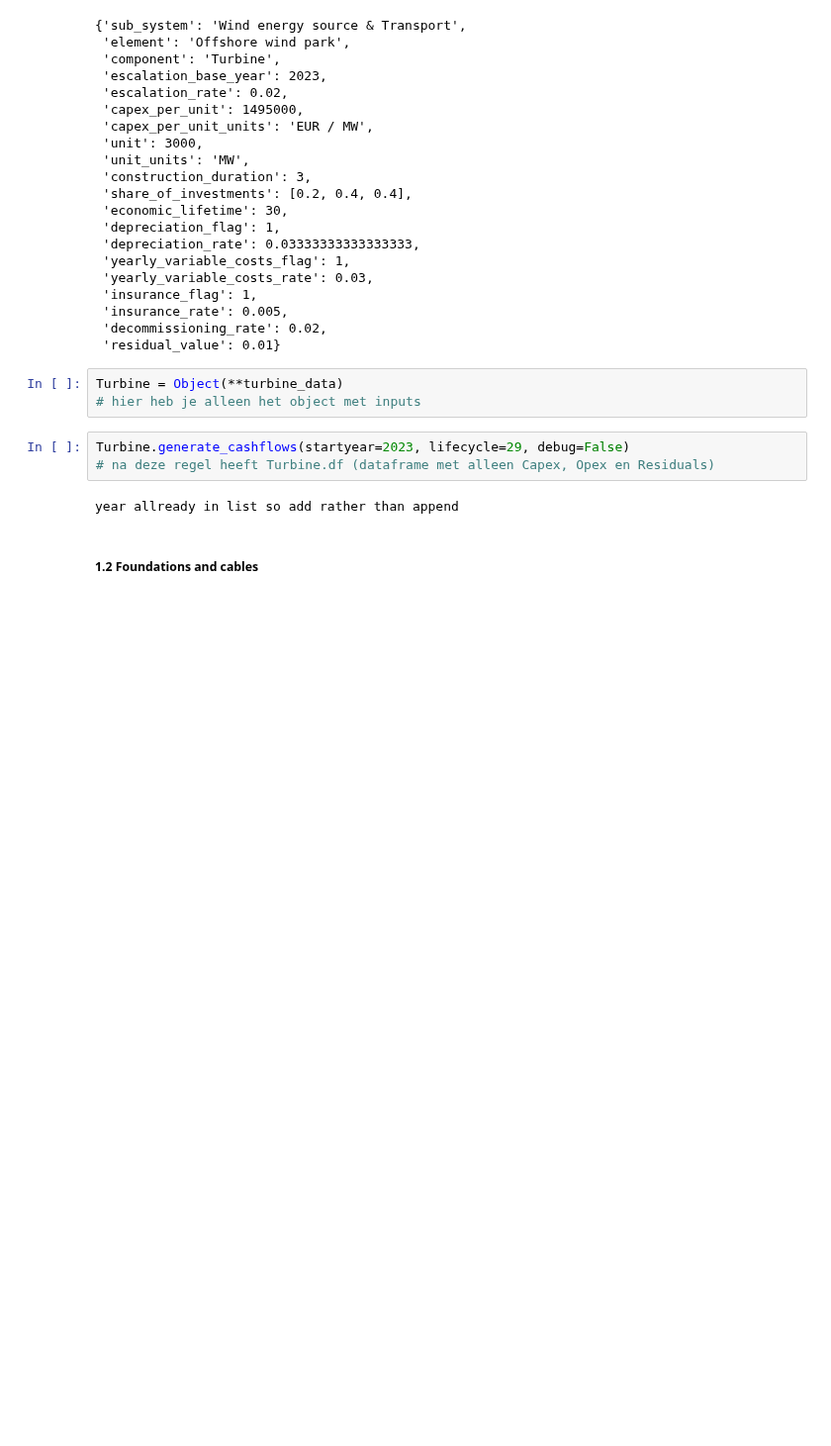
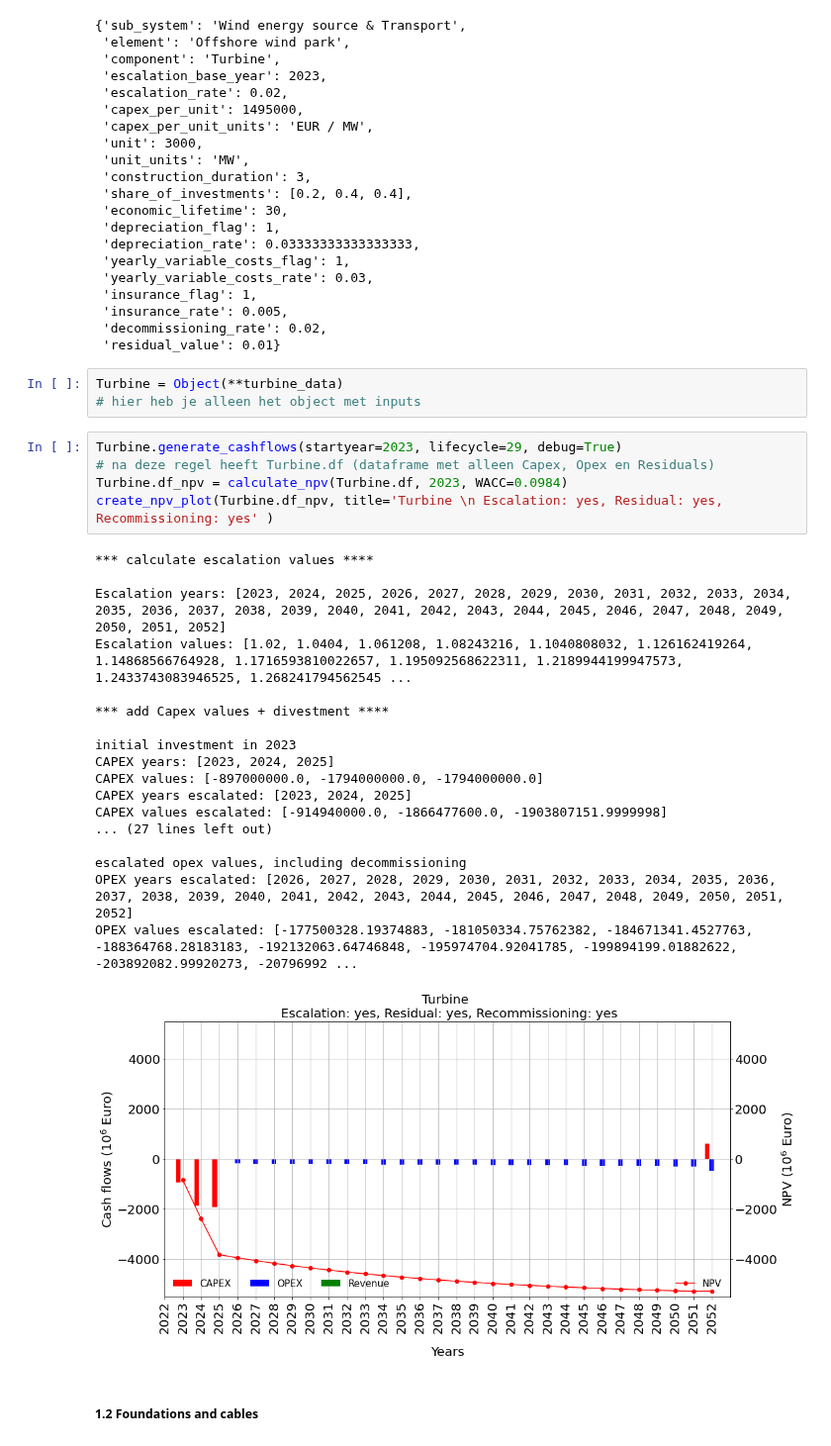
Before and after one commit to VanOord/OpenSCSim, a Jupyter notebook: Test - compare MTBS xls with python outcomes - Wouter (2 elements).ipynb, the cells around one changed output. Shown at 99% size. Saved outputs shown, nothing was run; the diff lists cells and outputs as text; blank space fills up the shorter version.

Commit message:
Some small edits (excel values seem to be inconsistent)

```diff
--- a/Test - compare MTBS xls with python outcomes - Wouter (2 elements).ipynb
+++ b/Test - compare MTBS xls with python outcomes - Wouter (2 elements).ipynb
@@ -43,10 +43,29 @@ display(turbine_data)
 Turbine = Object(**turbine_data)
 # hier heb je alleen het object met inputs
 # %%
-Turbine.generate_cashflows(startyear=2023, lifecycle=29, debug=False)
+Turbine.generate_cashflows(startyear=2023, lifecycle=29, debug=True)
 # na deze regel heeft Turbine.df (dataframe met alleen Capex, Opex en Residuals)
+Turbine.df_npv = calculate_npv(Turbine.df, 2023, WACC=0.0984)
+create_npv_plot(Turbine.df_npv, title='Turbine \n Escalation: yes, Residual: yes, Recommissioning: yes' )
 # %% [output]
-year allready in list so add rather than append
+*** calculate escalation values ****
+
+Escalation years: [2023, 2024, 2025, 2026, 2027, 2028, 2029, 2030, 2031, 2032, 2033, 2034, 2035, 2036, 2037, 2038, 2039, 2040, 2041, 2042, 2043, 2044, 2045, 2046, 2047, 2048, 2049, 2050, 2051, 2052]
+Escalation values: [1.02, 1.0404, 1.061208, 1.08243216, 1.1040808032, 1.126162419264, 1.14868566764928, 1.1716593810022657, 1.195092568622311, 1.2189944199947573, 1.2433743083946525, 1.268241794562545 ...
+
+*** add Capex values + divestment ****
+
+initial investment in 2023
+CAPEX years: [2023, 2024, 2025]
+CAPEX values: [-897000000.0, -1794000000.0, -1794000000.0]
+CAPEX years escalated: [2023, 2024, 2025]
+CAPEX values escalated: [-914940000.0, -1866477600.0, -1903807151.9999998]
+... (27 lines left out)
+
+escalated opex values, including decommissioning
+OPEX years escalated: [2026, 2027, 2028, 2029, 2030, 2031, 2032, 2033, 2034, 2035, 2036, 2037, 2038, 2039, 2040, 2041, 2042, 2043, 2044, 2045, 2046, 2047, 2048, 2049, 2050, 2051, 2052]
+OPEX values escalated: [-177500328.19374883, -181050334.75762382, -184671341.4527763, -188364768.28183183, -192132063.64746848, -195974704.92041785, -199894199.01882622, -203892082.99920273, -20796992 ...
+[figure, added]
 # %% [markdown]
 ##### 1.2 Foundations and cables
 # %%
```
Also changed, not shown: parts of 19 cells of this notebook.
